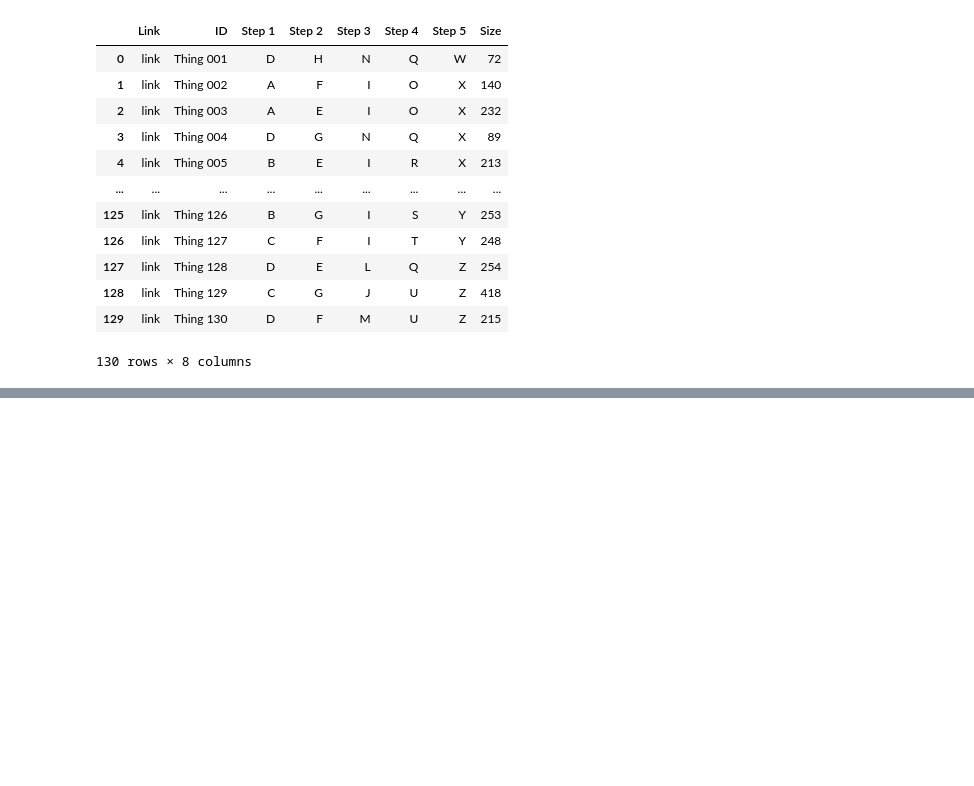
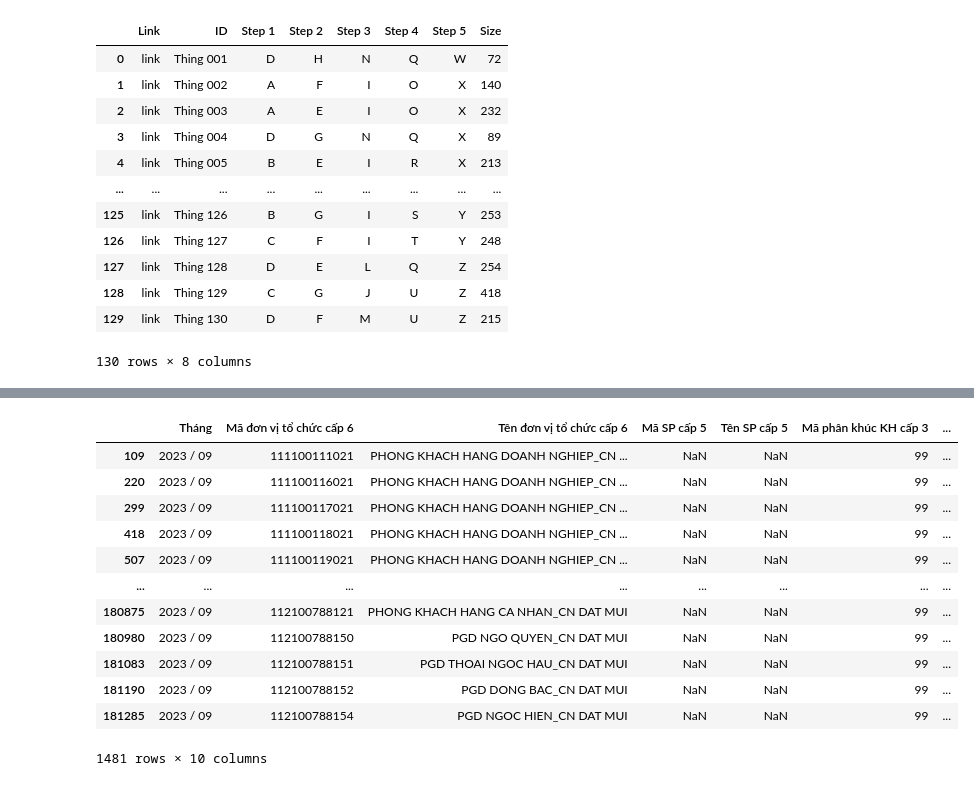
Before and after one commit to DucNgMinh/Money_flow_diagram, a Jupyter notebook: sankey_plot.ipynb, the cells around one changed output, grey strips where cells are left out. Saved outputs shown, nothing was run; the diff lists cells and outputs as text; code cells hidden in the pictures; blank space fills up the shorter version.

```diff
--- a/sankey_plot.ipynb
+++ b/sankey_plot.ipynb
@@ -419,0 +423,19 @@ fig.show()
+# %%
+map_df = pd.read_csv(r'map.csv')
+map_name = map_df.set_index('ORG_UNIT_ID')['LEVEL_02_NAME'].to_dict()
+# %%
+# load allocation data
+al_df = pd.read_csv(r'./Hai ha/KQ phan bo GD2_T092023.csv')
+al_df.rename(columns = {'Chi phí nhận phân bổ tại thời điểm':'Size'}, inplace = True)
+
+# create mapped columns for al_df
+al_df['Mã đơn vị tổ chức cấp 6_map'] = al_df['Mã đơn vị tổ chức cấp 6'].map(map_name)
+al_df['Mã SP cấp 5 PK'] = al_df['Mã SP cấp 5'].astype(str).str[:2]
+
+pk_df = al_df.groupby(['Mã đơn vị tổ chức cấp 6_map',  'Tên phân khúc KH cấp 3'])['Size'].sum().reset_index()
+
+sp_df = al_df.groupby(['Mã đơn vị tổ chức cấp 6_map', 'Mã SP cấp 5 PK'])['Size'].sum().reset_index()
+sp_df['Mã SP cấp 5 PK'] = 'SP_' + sp_df['Mã SP cấp 5 PK'].apply(str)
+
+sp_pk_df = al_df.groupby(['Mã đơn vị tổ chức cấp 6_map', 'Mã SP cấp 5 PK', 'Tên phân khúc KH cấp 3'])['Size'].sum().reset_index()
+sp_pk_df['Mã SP cấp 5 PK'] = 'SP_' + sp_pk_df['Mã SP cấp 5 PK'].apply(str)
@@ -419,0 +462,16 @@ fig.show()
+# %%
+al_df[al_df['Tên SP cấp 5'].isnull()]
+# %% [output]
+|  | Tháng | Mã đơn vị tổ chức cấp 6 | Tên đơn vị tổ chức cấp 6 | Mã SP cấp 5 | Tên SP cấp 5 | Mã phân khúc KH cấp 3 | ... |
+| 109 | 2023 / 09 | 111100111021 | PHONG KHACH HANG DOANH NGHIEP_CN ... | NaN | NaN | 99 | ... |
+| 220 | 2023 / 09 | 111100116021 | PHONG KHACH HANG DOANH NGHIEP_CN ... | NaN | NaN | 99 | ... |
+| 299 | 2023 / 09 | 111100117021 | PHONG KHACH HANG DOANH NGHIEP_CN ... | NaN | NaN | 99 | ... |
+| 418 | 2023 / 09 | 111100118021 | PHONG KHACH HANG DOANH NGHIEP_CN ... | NaN | NaN | 99 | ... |
+| 507 | 2023 / 09 | 111100119021 | PHONG KHACH HANG DOANH NGHIEP_CN ... | NaN | NaN | 99 | ... |
+| ... | ... | ... | ... | ... | ... | ... | ... |
+| 180875 | 2023 / 09 | 112100788121 | PHONG KHACH HANG CA NHAN_CN DAT MUI | NaN | NaN | 99 | ... |
+| 180980 | 2023 / 09 | 112100788150 | PGD NGO QUYEN_CN DAT MUI | NaN | NaN | 99 | ... |
+| 181083 | 2023 / 09 | 112100788151 | PGD THOAI NGOC HAU_CN DAT MUI | NaN | NaN | 99 | ... |
+| 181190 | 2023 / 09 | 112100788152 | PGD DONG BAC_CN DAT MUI | NaN | NaN | 99 | ... |
+| 181285 | 2023 / 09 | 112100788154 | PGD NGOC HIEN_CN DAT MUI | NaN | NaN | 99 | ... |
+1481 rows × 10 columns
```
Also changed, not shown: parts of 6 cells of this notebook, 9 other files.
